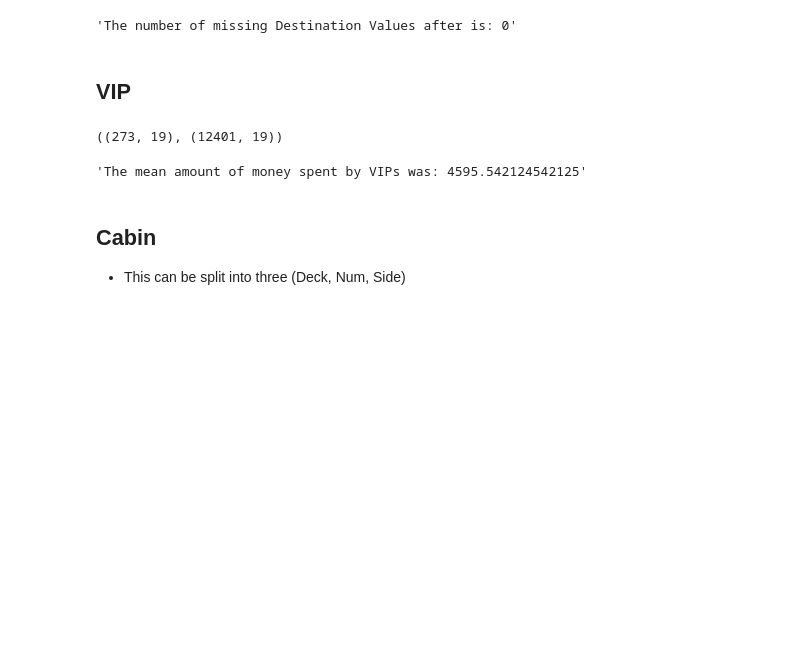
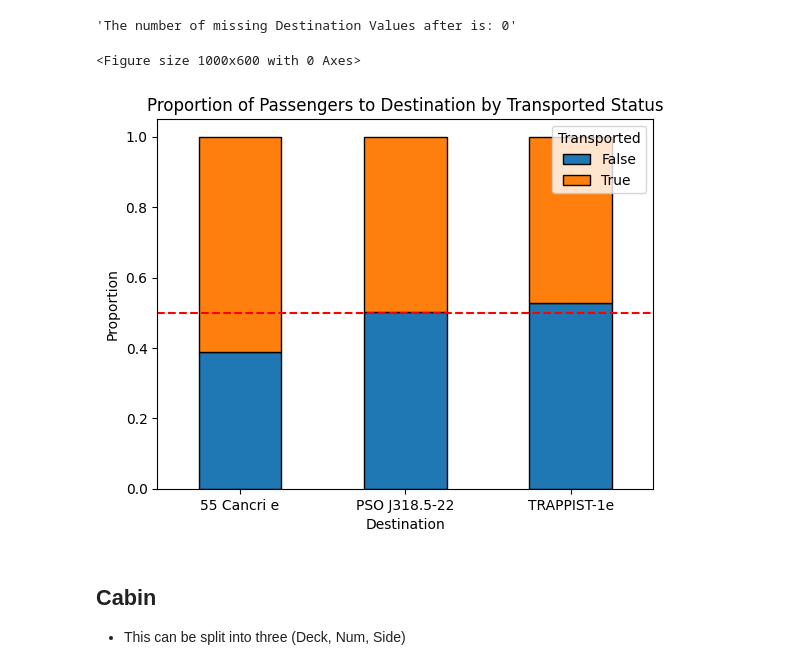
Before and after one commit to BigEd12/Spaceship-Titanic, a Jupyter notebook: notebooks/data_preproc/data_preproc_2.ipynb, the cells around one changed output. Drawn from its saved outputs; the diff is of its cells as text; code cells hidden in the pictures; blank space fills up the shorter version.

```diff
--- a/notebooks/data_preproc/data_preproc_2.ipynb
+++ b/notebooks/data_preproc/data_preproc_2.ipynb
@@ -132,5 +152,3 @@ df['Destination'] = df['Destination'].fillna(df['Destination'].mode()[0])
 display(f'The number of missing Destination Values after is: {df['Destination'].isna().sum()}')
 # %% [output]
 'The number of missing Destination Values after is: 0'
-# %% [markdown]
-## VIP
@@ -139,18 +155,23 @@ df['TotalSpend'] = df[['RoomService', 'FoodCourt', 'ShoppingMall', 'Spa', 'VRDec
-# %%
-df_vip = df[df['VIP'] == True]
-df_no_vip = df[df['VIP'] == False]
-
-df_vip.shape, df_no_vip.shape
-# %% [output]
-((273, 19), (12401, 19))
-# %%
-f'The mean amount of money spent by VIPs was: {df_vip['TotalSpend'].mean()}'
-# %% [output]
-'The mean amount of money spent by VIPs was: 4595.542124542125'
-# %%
-vip_null_mask = df['VIP'].isna()
-
-df.loc[vip_null_mask, 'VIP'] = df.loc[vip_null_mask, 'TotalSpend'] >= 4000
+# %%
+destination_transport_counts = df.groupby(['Destination', 'Transported']).size().unstack().fillna(0)
+
+destination_transport_proportions = destination_transport_counts.div(destination_transport_counts.sum(axis=1), axis=0)
+
+plt.figure(figsize=(10, 6))
+ax = destination_transport_proportions.plot(kind='bar', stacked=True, edgecolor='black')
+
+plt.axhline(y=0.5, color='red', linestyle='--')
+
+plt.title('Proportion of Passengers to Destination by Transported Status')
+plt.xlabel('Destination')
+plt.ylabel('Proportion')
+plt.xticks(rotation=0)
+plt.legend(title='Transported')
+
+plt.show()
+# %% [output]
+<Figure size 1000x600 with 0 Axes>
+[figure, added]
 # %% [markdown]
 ## Cabin
 
```
Also changed, not shown: parts of 24 cells of this notebook.
